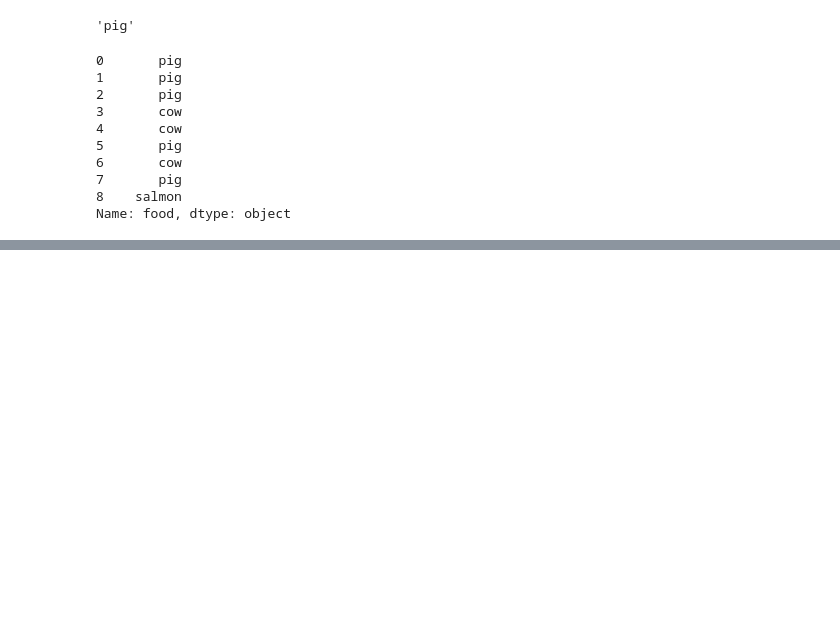
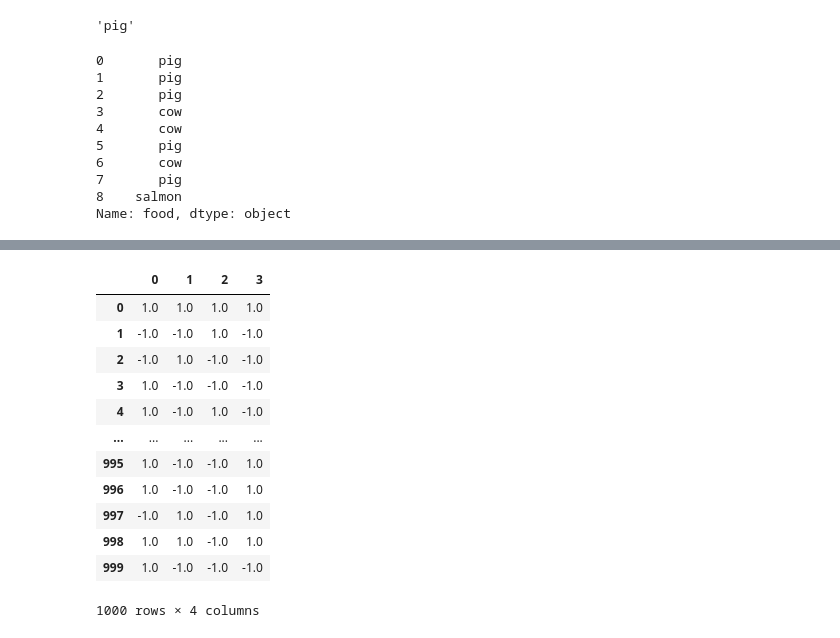
Before and after one commit to Kaiquenakao/limpeza_dados, a Jupyter notebook: preparacao_dados.ipynb, the cells around one changed output, grey strips where cells are left out. Saved outputs shown, nothing was run; the diff lists cells and outputs as text; code cells hidden in the pictures; blank space fills up the shorter version.

```diff
--- a/preparacao_dados.ipynb
+++ b/preparacao_dados.ipynb
@@ -647,0 +939,16 @@ Name: food, dtype: object
+# %%
+np.sign(data)
+# %% [output]
+|  | 0 | 1 | 2 | 3 |
+| 0 | 1.0 | 1.0 | 1.0 | 1.0 |
+| 1 | -1.0 | -1.0 | 1.0 | -1.0 |
+| 2 | -1.0 | 1.0 | -1.0 | -1.0 |
+| 3 | 1.0 | -1.0 | -1.0 | -1.0 |
+| 4 | 1.0 | -1.0 | 1.0 | -1.0 |
+| ... | ... | ... | ... | ... |
+| 995 | 1.0 | -1.0 | -1.0 | 1.0 |
+| 996 | 1.0 | -1.0 | -1.0 | 1.0 |
+| 997 | -1.0 | 1.0 | -1.0 | 1.0 |
+| 998 | 1.0 | 1.0 | -1.0 | 1.0 |
+| 999 | 1.0 | -1.0 | -1.0 | -1.0 |
+1000 rows × 4 columns
```
Also changed, not shown: parts of 54 cells of this notebook.
